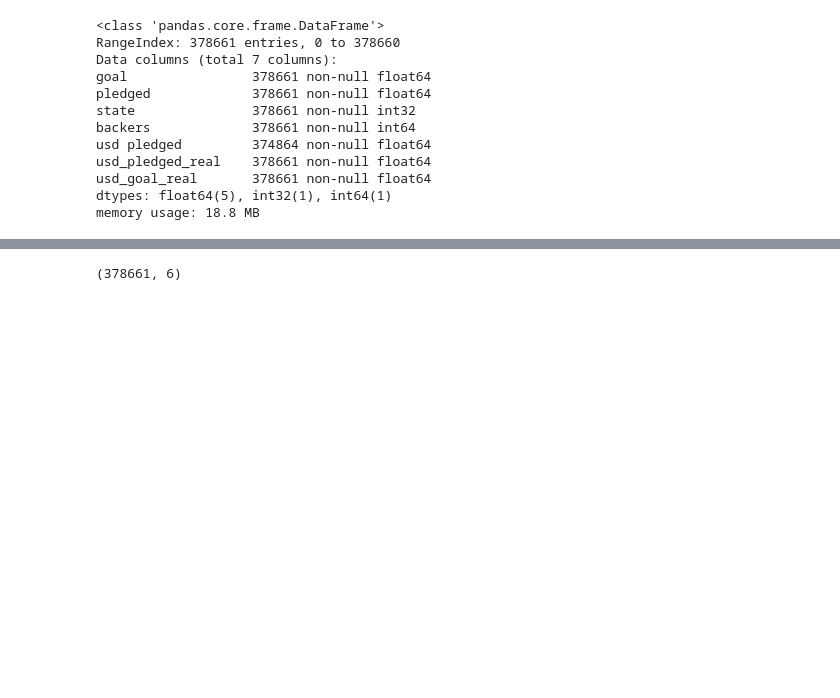
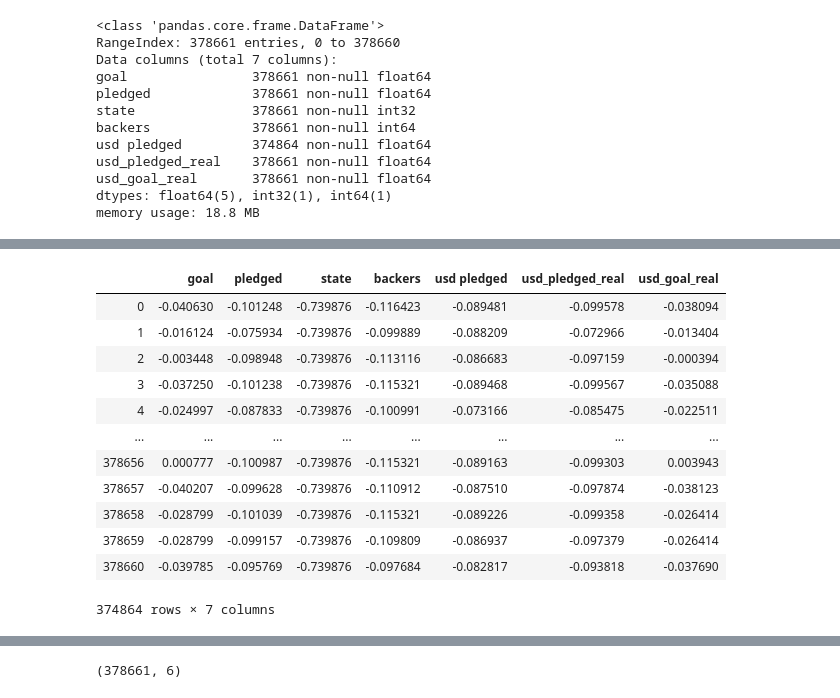
Before and after one commit to RDAxRoadkill/ML-Assesment, a Jupyter notebook: Preperation.ipynb, the cells around one changed output, grey strips where cells are left out. Cells and saved outputs as stored; diff of their text form; code cells hidden in the pictures; blank space fills up the shorter version.

```diff
--- a/Preperation.ipynb
+++ b/Preperation.ipynb
@@ -214,0 +219,3 @@ kickstarters_2018.describe()
+# %%
+normalized_df=(kickstarters_2018-kickstarters_2018.mean())/kickstarters_2018.std() # MeanNormalization
+normalized_df2=(kickstarters_2018-kickstarters_2018.min())/(kickstarters_2018.max()-kickstarters_2018.min()) #minMax Normie
@@ -214,0 +240,16 @@ kickstarters_2018.describe()
+# %%
+normalized_df.dropna()
+# %% [output]
+|  | goal | pledged | state | backers | usd pledged | usd_pledged_real | usd_goal_real |
+| 0 | -0.040630 | -0.101248 | -0.739876 | -0.116423 | -0.089481 | -0.099578 | -0.038094 |
+| 1 | -0.016124 | -0.075934 | -0.739876 | -0.099889 | -0.088209 | -0.072966 | -0.013404 |
+| 2 | -0.003448 | -0.098948 | -0.739876 | -0.113116 | -0.086683 | -0.097159 | -0.000394 |
+| 3 | -0.037250 | -0.101238 | -0.739876 | -0.115321 | -0.089468 | -0.099567 | -0.035088 |
+| 4 | -0.024997 | -0.087833 | -0.739876 | -0.100991 | -0.073166 | -0.085475 | -0.022511 |
+| ... | ... | ... | ... | ... | ... | ... | ... |
+| 378656 | 0.000777 | -0.100987 | -0.739876 | -0.115321 | -0.089163 | -0.099303 | 0.003943 |
+| 378657 | -0.040207 | -0.099628 | -0.739876 | -0.110912 | -0.087510 | -0.097874 | -0.038123 |
+| 378658 | -0.028799 | -0.101039 | -0.739876 | -0.115321 | -0.089226 | -0.099358 | -0.026414 |
+| 378659 | -0.028799 | -0.099157 | -0.739876 | -0.109809 | -0.086937 | -0.097379 | -0.026414 |
+| 378660 | -0.039785 | -0.095769 | -0.739876 | -0.097684 | -0.082817 | -0.093818 | -0.037690 |
+374864 rows × 7 columns
```
Also changed, not shown: parts of 11 cells of this notebook, 1 other file.
